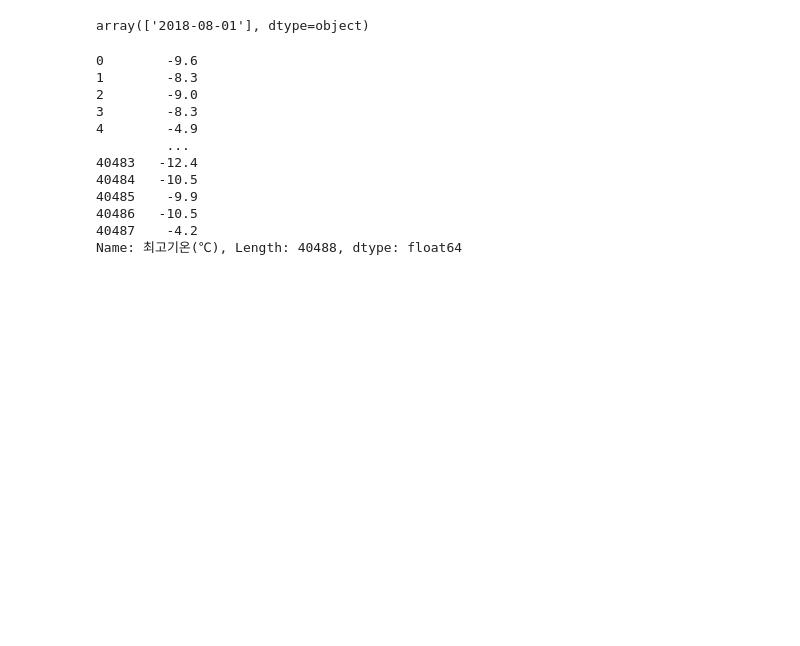
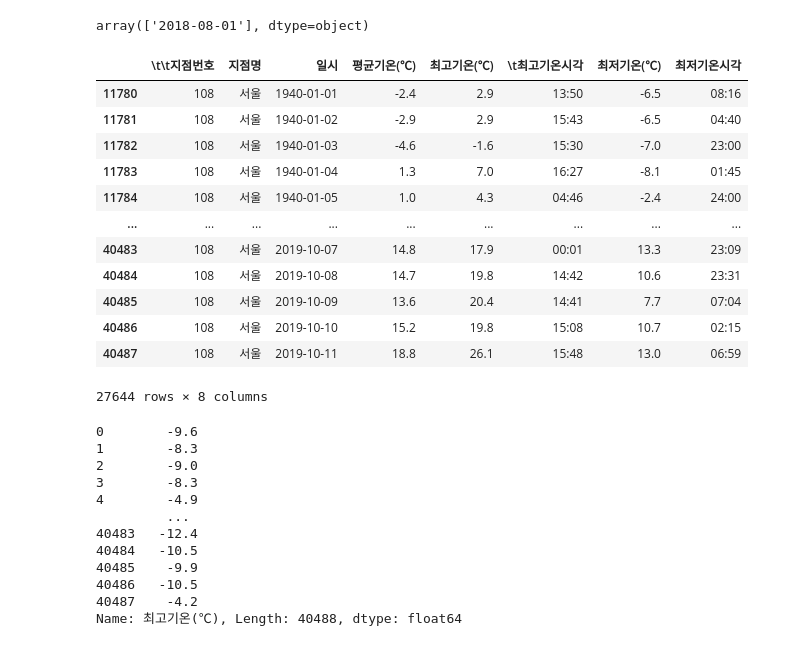
Before and after one commit to doyeon0139/JupyterNotebook, a Jupyter notebook: pandas/seoul_weather.ipynb, the cells around one changed output. Saved outputs shown, nothing was run; the diff lists cells and outputs as text; code cells hidden in the pictures; blank space fills up the shorter version.

```diff
--- a/pandas/seoul_weather.ipynb
+++ b/pandas/seoul_weather.ipynb
@@ -3,8 +3,8 @@ import pandas as pd
 import numpy as np
 # %%
 weather = pd.read_csv('./data/seoul_weather.csv', encoding='cp949', skiprows=11)  # 데이터에 11줄 건너뛰기 skiprows=11
-weather = pd.DataFrame(weather)
-weather.head()
+we = pd.DataFrame(weather)
+we.head()
 # %% [output]
 |  | \t\t지점번호 | 지점명 | 일시 | 평균기온(℃) | 최고기온(℃) | \t최고기온시각 | 최저기온(℃) | 최저기온시각 |
 | 0 | 108 | 서울 | 1907-10-01 | 13.5 | 20.7 | NaN | 7.9 | NaN |
@@ -18,5 +18,21 @@ weather[weather['최고기온(℃)'] == weather['최고기온(℃)'].max()]['일
 # %% [output]
 array(['2018-08-01'], dtype=object)
+# %%
+weather.dropna()
+# %% [output]
+|  | \t\t지점번호 | 지점명 | 일시 | 평균기온(℃) | 최고기온(℃) | \t최고기온시각 | 최저기온(℃) | 최저기온시각 |
+| 11780 | 108 | 서울 | 1940-01-01 | -2.4 | 2.9 | 13:50 | -6.5 | 08:16 |
+| 11781 | 108 | 서울 | 1940-01-02 | -2.9 | 2.9 | 15:43 | -6.5 | 04:40 |
+| 11782 | 108 | 서울 | 1940-01-03 | -4.6 | -1.6 | 15:30 | -7.0 | 23:00 |
+| 11783 | 108 | 서울 | 1940-01-04 | 1.3 | 7.0 | 16:27 | -8.1 | 01:45 |
+| 11784 | 108 | 서울 | 1940-01-05 | 1.0 | 4.3 | 04:46 | -2.4 | 24:00 |
+| ... | ... | ... | ... | ... | ... | ... | ... | ... |
+| 40483 | 108 | 서울 | 2019-10-07 | 14.8 | 17.9 | 00:01 | 13.3 | 23:09 |
+| 40484 | 108 | 서울 | 2019-10-08 | 14.7 | 19.8 | 14:42 | 10.6 | 23:31 |
+| 40485 | 108 | 서울 | 2019-10-09 | 13.6 | 20.4 | 14:41 | 7.7 | 07:04 |
+| 40486 | 108 | 서울 | 2019-10-10 | 15.2 | 19.8 | 15:08 | 10.7 | 02:15 |
+| 40487 | 108 | 서울 | 2019-10-11 | 18.8 | 26.1 | 15:48 | 13.0 | 06:59 |
+27644 rows × 8 columns
 # %%
 # 일교차가 가장 큰 월은 언제인가?
 weather['최고기온(℃)'] = weather['최고기온(℃)'].apply(lambda x: float(x))
```
Also changed, not shown: parts of 13 cells of this notebook, 4 other files.
